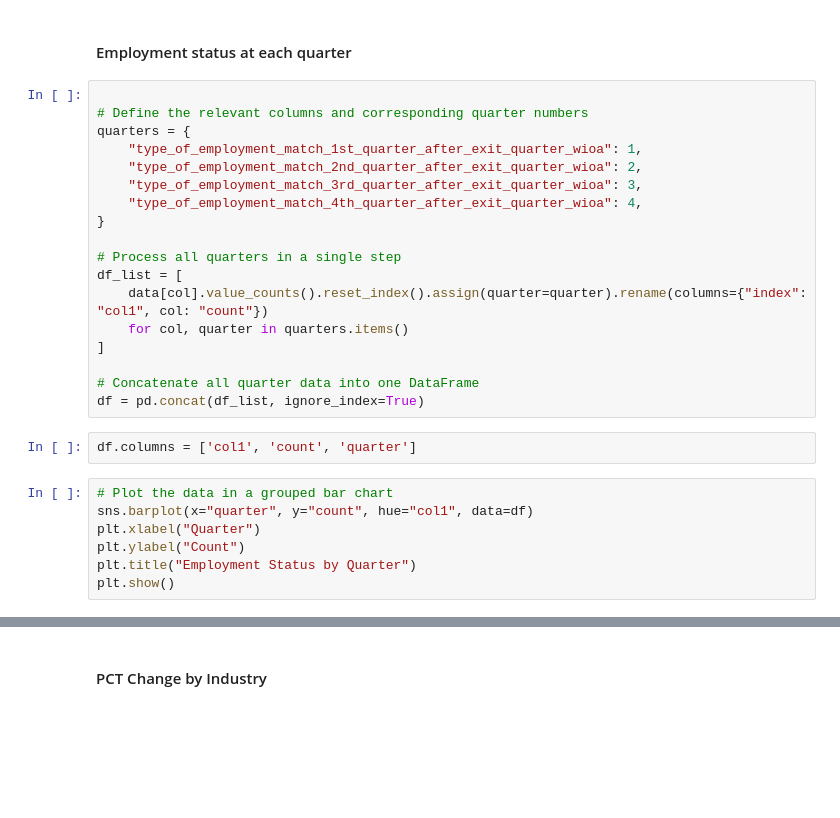
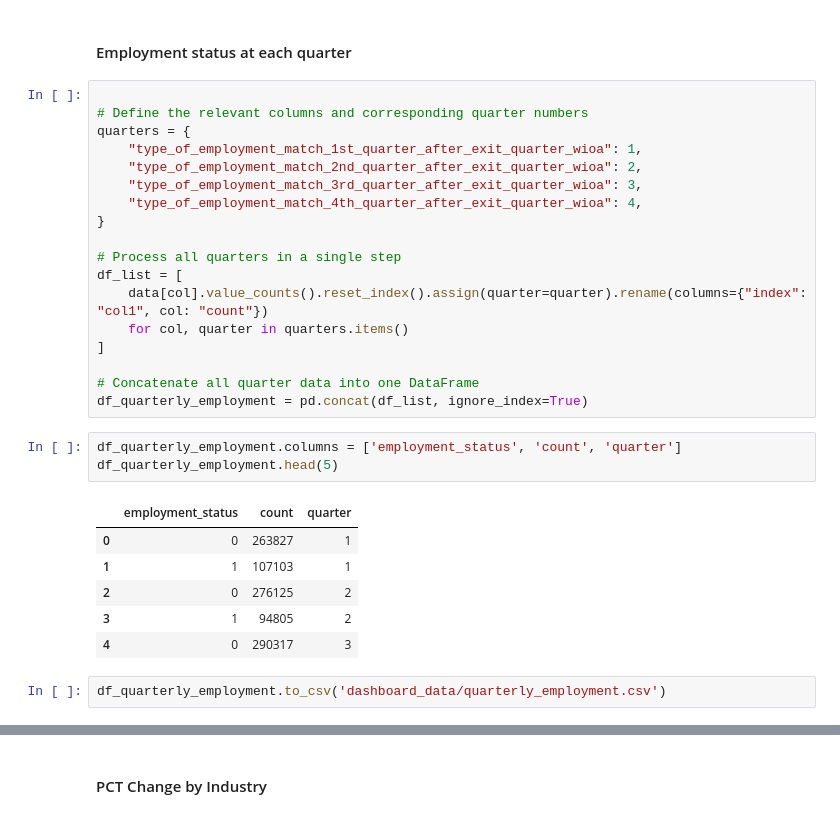
Before and after one commit to wizard-agb/ATLytics_data_2025, a Jupyter notebook: exploratory_AB_4_1.ipynb, the cells around one changed output, grey strips where cells are left out. Cells and saved outputs as stored; diff of their text form; blank space fills up the shorter version.

Commit message:
updates + dashboard init

```diff
--- a/exploratory_AB_4_1.ipynb
+++ b/exploratory_AB_4_1.ipynb
@@ -449,13 +503,16 @@ df_list = [
 ]
 
 # Concatenate all quarter data into one DataFrame
-df = pd.concat(df_list, ignore_index=True)
+df_quarterly_employment = pd.concat(df_list, ignore_index=True)
 # %%
-df.columns = ['col1', 'count', 'quarter']
+df_quarterly_employment.columns = ['employment_status', 'count', 'quarter']
+df_quarterly_employment.head(5)
+# %% [output]
+|  | employment_status | count | quarter |
+| 0 | 0 | 263827 | 1 |
+| 1 | 1 | 107103 | 1 |
+| 2 | 0 | 276125 | 2 |
+| 3 | 1 | 94805 | 2 |
+| 4 | 0 | 290317 | 3 |
-# %%
-# Plot the data in a grouped bar chart
-sns.barplot(x="quarter", y="count", hue="col1", data=df)
-plt.xlabel("Quarter")
-plt.ylabel("Count")
-plt.title("Employment Status by Quarter")
-plt.show()
+# %%
+df_quarterly_employment.to_csv('dashboard_data/quarterly_employment.csv')
```
Also changed, not shown: parts of 36 cells of this notebook, 8 other files.
